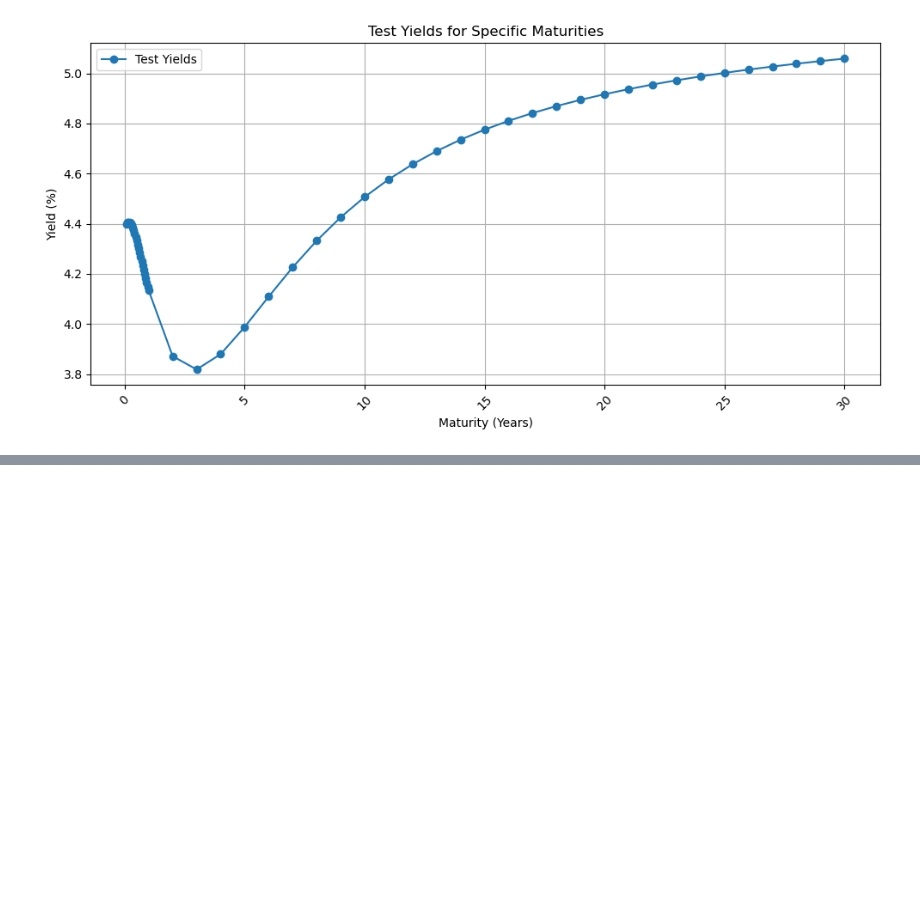
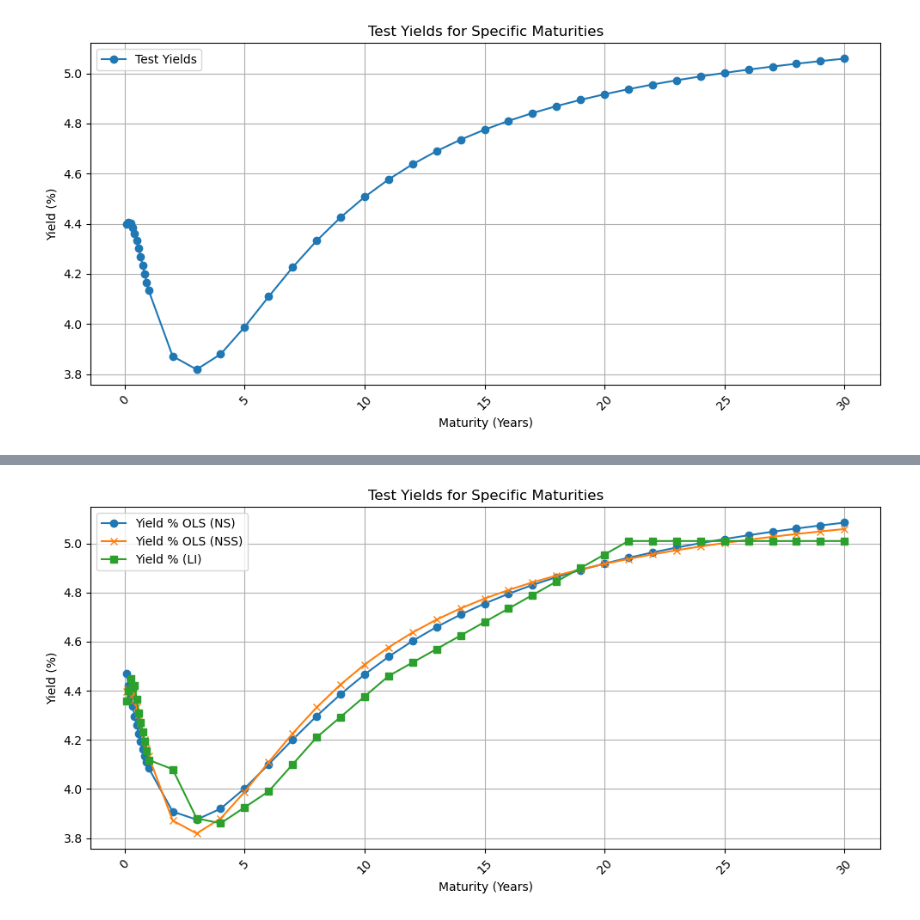
Before and after one commit to niranjan-kamal/yield_curve_and_stochastic_int_rate_modelling, a Jupyter notebook: Yield_curve_modelling.ipynb, the cells around one changed output, grey strips where cells are left out. Saved outputs shown, nothing was run; the diff lists cells and outputs as text; code cells hidden in the pictures; blank space fills up the shorter version.

```diff
--- a/Yield_curve_modelling.ipynb
+++ b/Yield_curve_modelling.ipynb
@@ -367,7 +372,7 @@ plt.show()
 ### Testing the data
 # %%
 # find the yeild for 1 Mo, 1.5 Mo, 2 Mo, 2.5 Mo, 3 Mo, 3.5 Mo, 4 Mo, 4.5 Mo, 5 Mo, 5.5 Mo, 6 Mo, 6.5 Mo, 7 Mo, 7.5 Mo, 8 Mo, 8.5 Mo, 9 Mo, 9.5 Mo, 10 Mo, 10.5 Mo, 11 Mo, 11.5 Mo, 12 Mo, 1 Yr, 2 Yr, 3 Yr, 4 Yr, 5 Yr, 6 Yr, 7 Yr, 8 Yr, 9 Yr, 10 Yr, 11 Yr, 12 Yr, 13 Yr, 14 Yr, 15 Yr, 16 Yr, 17 Yr, 18 Yr, 19 Yr, 20 Yr, 21 Yr, 22 Yr, 23 Yr, 24 Yr, 25 Yr, 26 Yr, 27 Yr, 28 Yr, 29 Yr, 30 Yr
-maturities_to_check = [1/12, 1.5/12, 2/12, 2.5/12, 3/12, 3.5/12, 4/12, 4.5/12, 5/12, 5.5/12, 6/12, 6.5/12, 7/12, 7.5/12, 8/12, 8.5/12, 9/12, 9.5/12, 10/12, 10.5/12, 11/12, 11.5/12, 1, 2, 3, 4, 5, 6, 7, 8, 9, 10, 11, 12, 13, 14, 15, 16, 17, 18, 19, 20, 21, 22, 23, 24, 25, 26, 27, 28, 29, 30]
+maturities_to_check = [1/12, 2/12, 3/12, 4/12,  5/12, 6/12,  7/12, 8/12, 9/12, 10/12, 11/12, 1, 2, 3, 4, 5, 6, 7, 8, 9, 10, 11, 12, 13, 14, 15, 16, 17, 18, 19, 20, 21, 22, 23, 24, 25, 26, 27, 28, 29, 30]
 yields_to_check = nelson_siegel_svensson_model(maturities_to_check, beta0, beta1, beta2, beta3, lambd1, lambd2)
 print("Yields for specific maturities:")
 for maturity, yield_value in zip(maturities_to_check, yields_to_check):
@@ -390,3 +395,6 @@ Maturity: 27.00 years, Yield: 5.0273 %
 Maturity: 28.00 years, Yield: 5.0386 %
 Maturity: 29.00 years, Yield: 5.0491 %
 Maturity: 30.00 years, Yield: 5.0589 %
+# %%
+# append this to the test_yields_df DataFrame
+test_yields_df['Yield % OLS (NSS)'] = yields_to_check
@@ -429,0 +561,40 @@ fig.update_layout(
+# %%
+# merge the results with the maturities and yields lists
+results_df = pd.DataFrame(results, columns=['Maturity (Years)', 'Interpolated Yield (%)'])
+results_df['Maturity (Years)'] = results_df['Maturity (Years)']
+results_df['Interpolated Yield (%)'] = results_df['Interpolated Yield (%)']
+
+maturities = [0.083, 0.125, 0.167, 0.25, 0.333, 0.5, 1, 2, 3, 5, 7, 10, 20, 30]
+yields = [4.36, 4.4, 4.45, 4.41, 4.42, 4.31, 4.08, 3.88, 3.86, 3.99, 4.21, 4.46, 5.01, 5.01]
+
+# Create a DataFrame for the original maturities and yields
+original_df = pd.DataFrame({
+    'Maturity (Years)': maturities,
+    'Yield (%)': yields
+})
+
+# Merge the original DataFrame with the results DataFrame
+merged_df = pd.merge(original_df, results_df, on='Maturity (Years)', how='outer', suffixes=('_Original', '_Interpolated'))
+
+
+# create an other column with both original and interpolated yields
+merged_df['Final Yield (%)'] = merged_df['Yield (%)'].combine_first(merged_df['Interpolated Yield (%)'])
+# %%
+# append this to the test_yields_df DataFrame
+test_yields_df['Yield % (LI)'] = merged_df['Final Yield (%)']
+# %%
+# plot the test_yields_df
+plt.figure(figsize=(10, 5))
+plt.plot(test_yields_df['Maturity (Years)'], test_yields_df['Yield % OLS (NS)'], marker='o', label='Yield % OLS (NS)')
+plt.plot(test_yields_df['Maturity (Years)'], test_yields_df['Yield % OLS (NSS)'], marker='x', label='Yield % OLS (NSS)')
+plt.plot(test_yields_df['Maturity (Years)'], test_yields_df['Yield % (LI)'], marker='s', label='Yield % (LI)')
+plt.title('Test Yields for Specific Maturities')
+plt.xlabel('Maturity (Years)')
+plt.ylabel('Yield (%)')
+plt.xticks(rotation=45)
+plt.legend()
+plt.grid()
+plt.tight_layout()
+plt.show()
+# %% [output]
+[figure, added]
```
Also changed, not shown: parts of 11 cells of this notebook.
